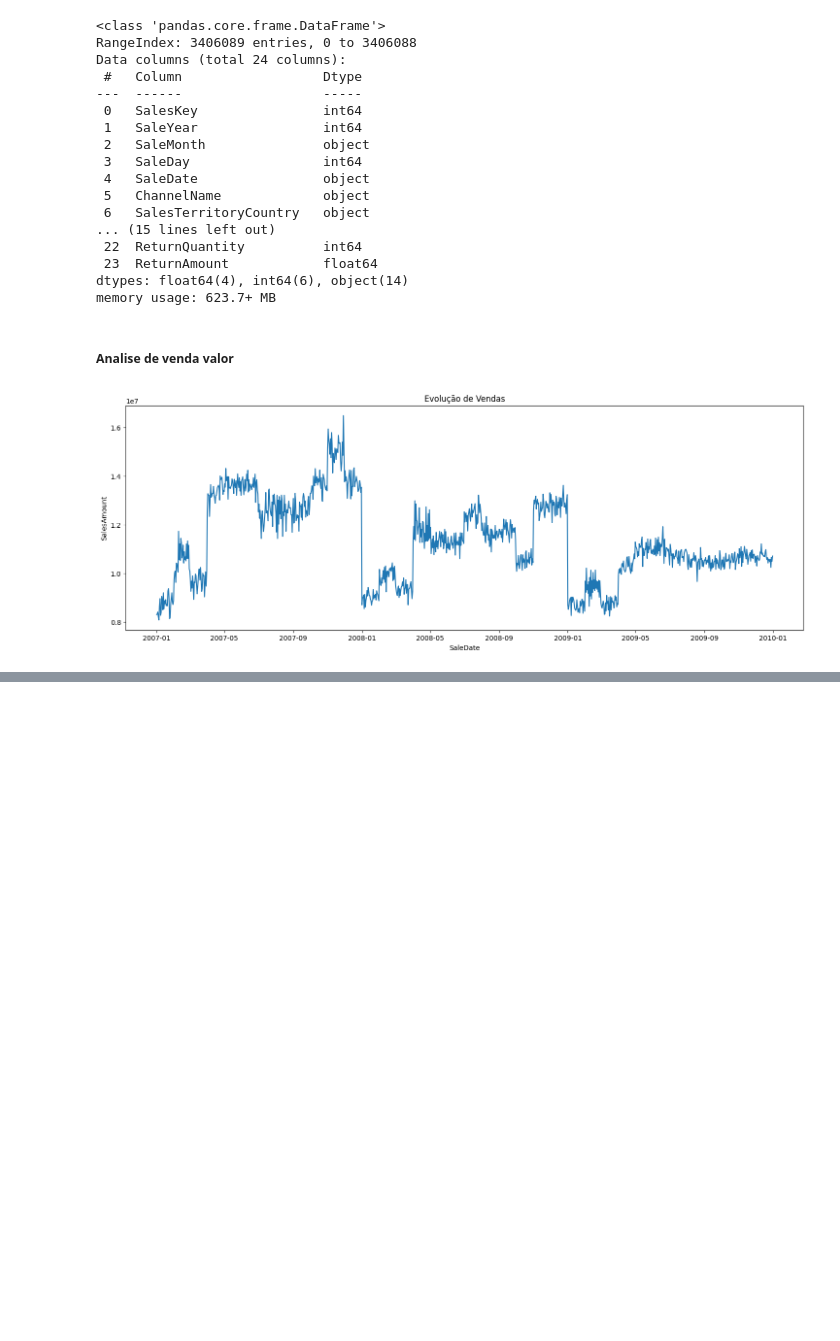
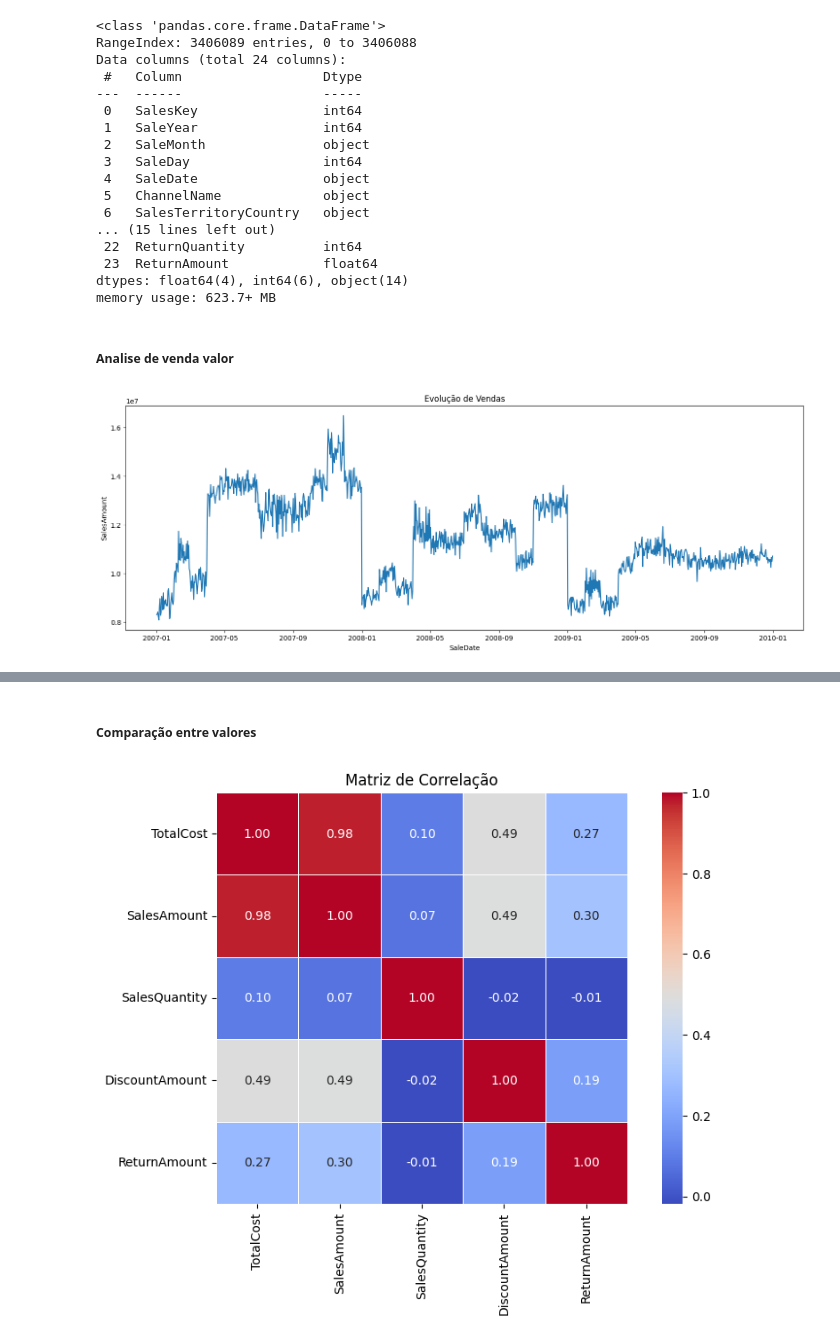
Before and after one commit to torvess/dashboard_vendas_contoso, a Jupyter notebook: Notebooks/analise_exploratoria.ipynb, the cells around one changed output, grey strips where cells are left out. Drawn from its saved outputs; the diff is of its cells as text; code cells hidden in the pictures; blank space fills up the shorter version.

```diff
--- a/Notebooks/analise_exploratoria.ipynb
+++ b/Notebooks/analise_exploratoria.ipynb
@@ -191,0 +204,19 @@ for x in x_columns:
+# %% [markdown]
+##### Comparação entre valores
+# %%
+correlation_matrix = dados[['TotalCost', 'SalesAmount', 'SalesQuantity', 'DiscountAmount', 'ReturnAmount']].corr()
+fig, ax = plt.subplots(figsize=(10, 6))
+ax.set_title('Matriz de Correlação')
+
+ax = sns.heatmap(
+            correlation_matrix,
+            annot=True,
+            fmt='.2f',
+            cmap='coolwarm',
+            square=True,
+            linewidths=0.5
+        )
+
+plt.show()
+# %% [output]
+[figure, added]
```
Also changed, not shown: parts of 11 cells of this notebook.
